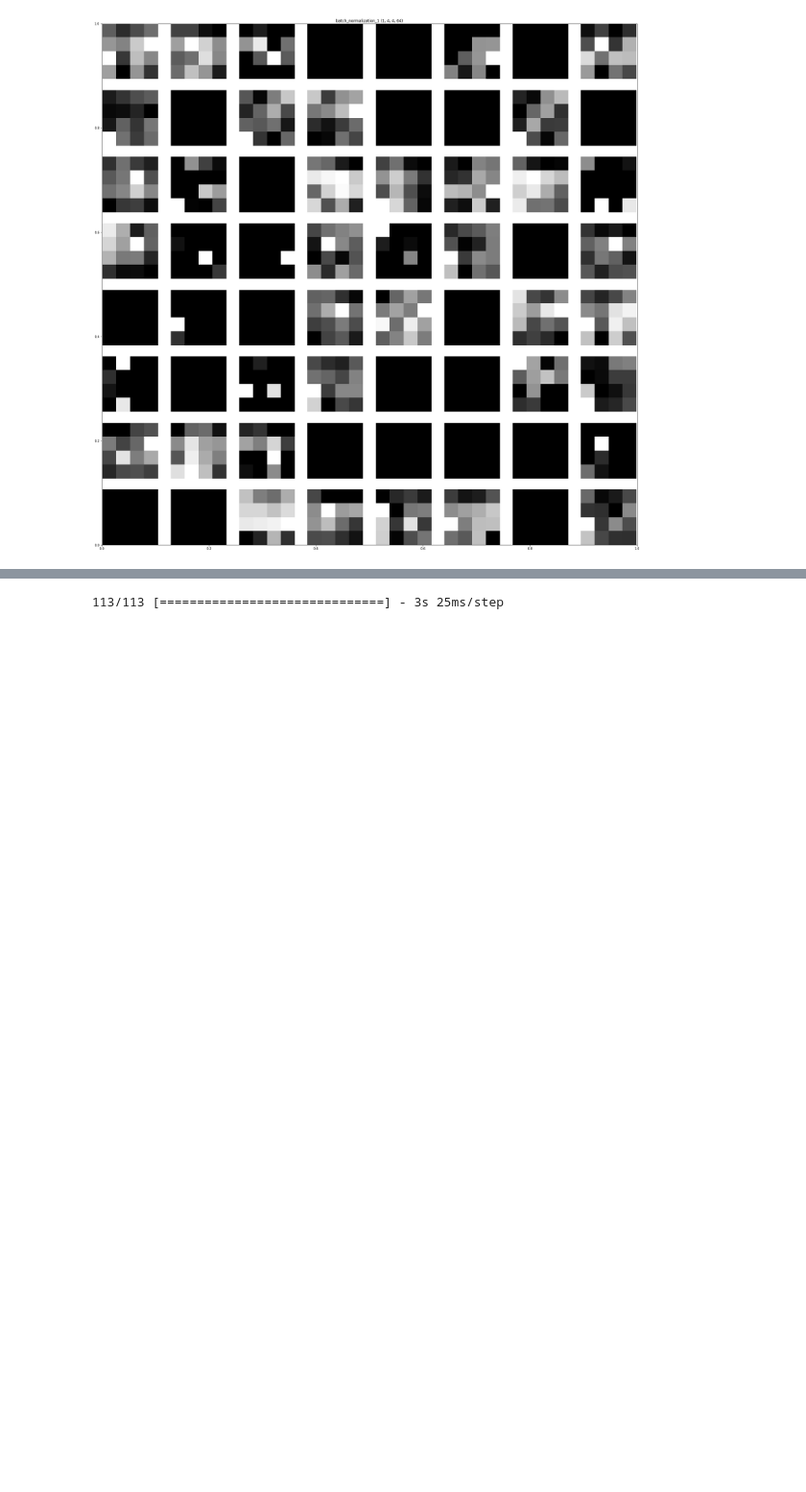
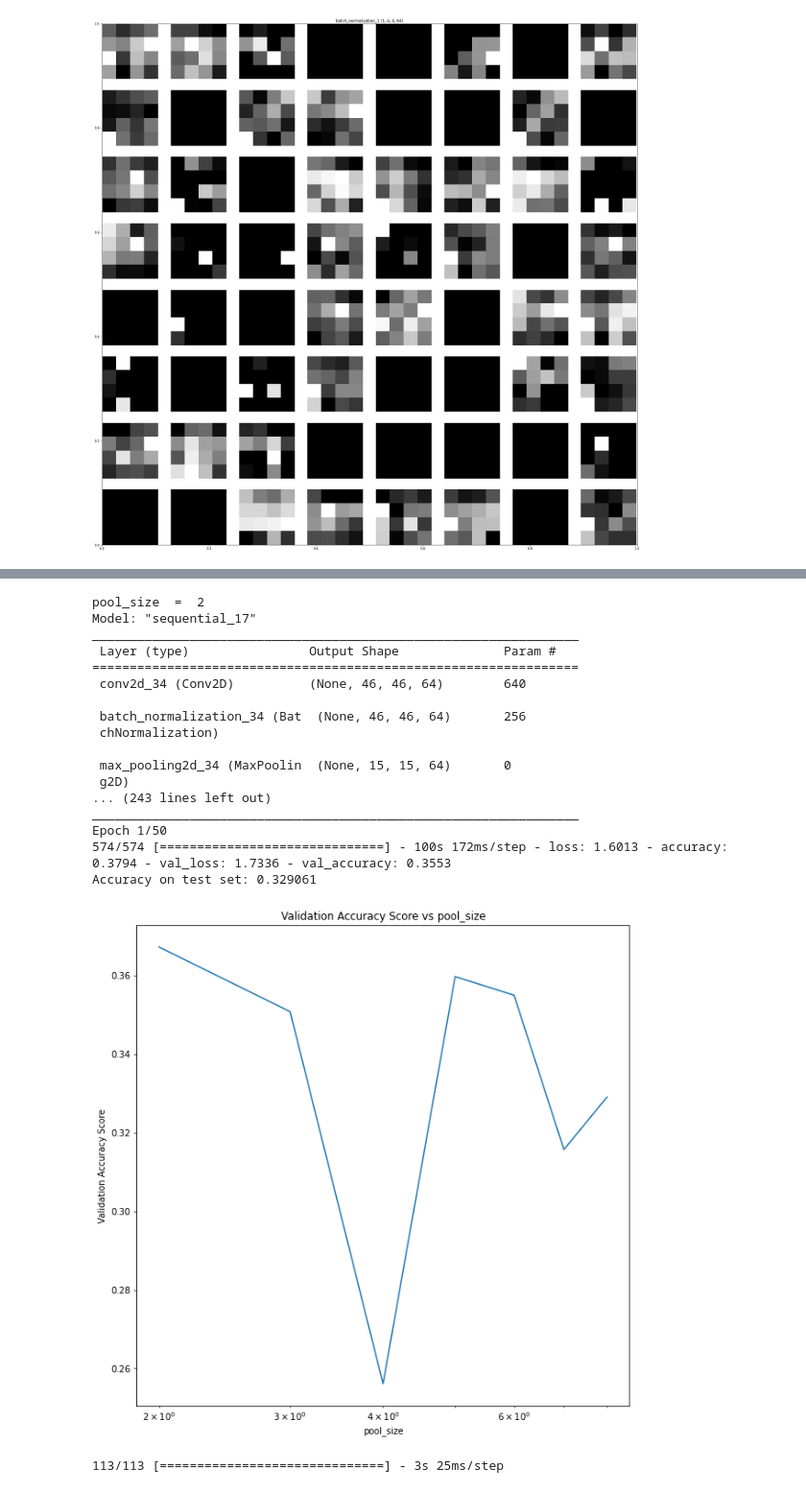
Before and after one commit to lougau92/Facial-recognition-using-cnn, a Jupyter notebook: tensorflow_alternative_louis.ipynb, the cells around one changed output, grey strips where cells are left out. Shown at 96% size. Saved outputs shown, nothing was run; the diff lists cells and outputs as text; code cells hidden in the pictures; blank space fills up the shorter version.

```diff
--- a/tensorflow_alternative_louis.ipynb
+++ b/tensorflow_alternative_louis.ipynb
@@ -305,3 +352,24 @@ label =  anger
+# %%
+run_experiment('pool_size',pool_sizes)
+# %% [output]
+pool_size  =  2
+Model: "sequential_17"
+_________________________________________________________________
+ Layer (type)                Output Shape              Param #
+=================================================================
+ conv2d_34 (Conv2D)          (None, 46, 46, 64)        640
+
+ batch_normalization_34 (Bat  (None, 46, 46, 64)       256
+ chNormalization)
+
+ max_pooling2d_34 (MaxPoolin  (None, 15, 15, 64)       0
+ g2D)
+... (243 lines left out)
+_________________________________________________________________
+Epoch 1/50
+574/574 [==============================] - 100s 172ms/step - loss: 1.6013 - accuracy: 0.3794 - val_loss: 1.7336 - val_accuracy: 0.3553
+Accuracy on test set: 0.329061
+[figure, added]
 # %%
 # printing 5 random images with their labels and predictions
 
```
Also changed, not shown: parts of 3 cells of this notebook.
